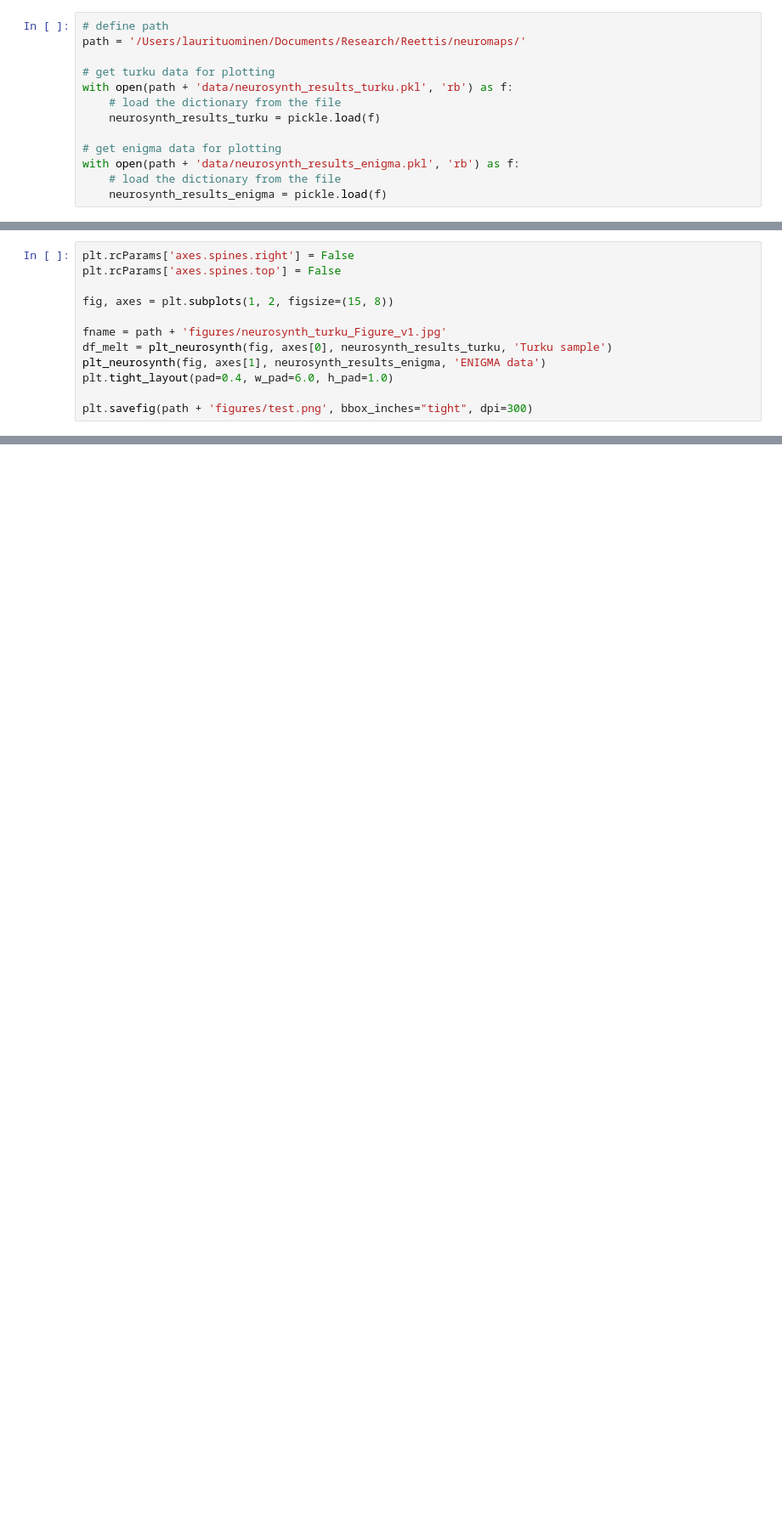
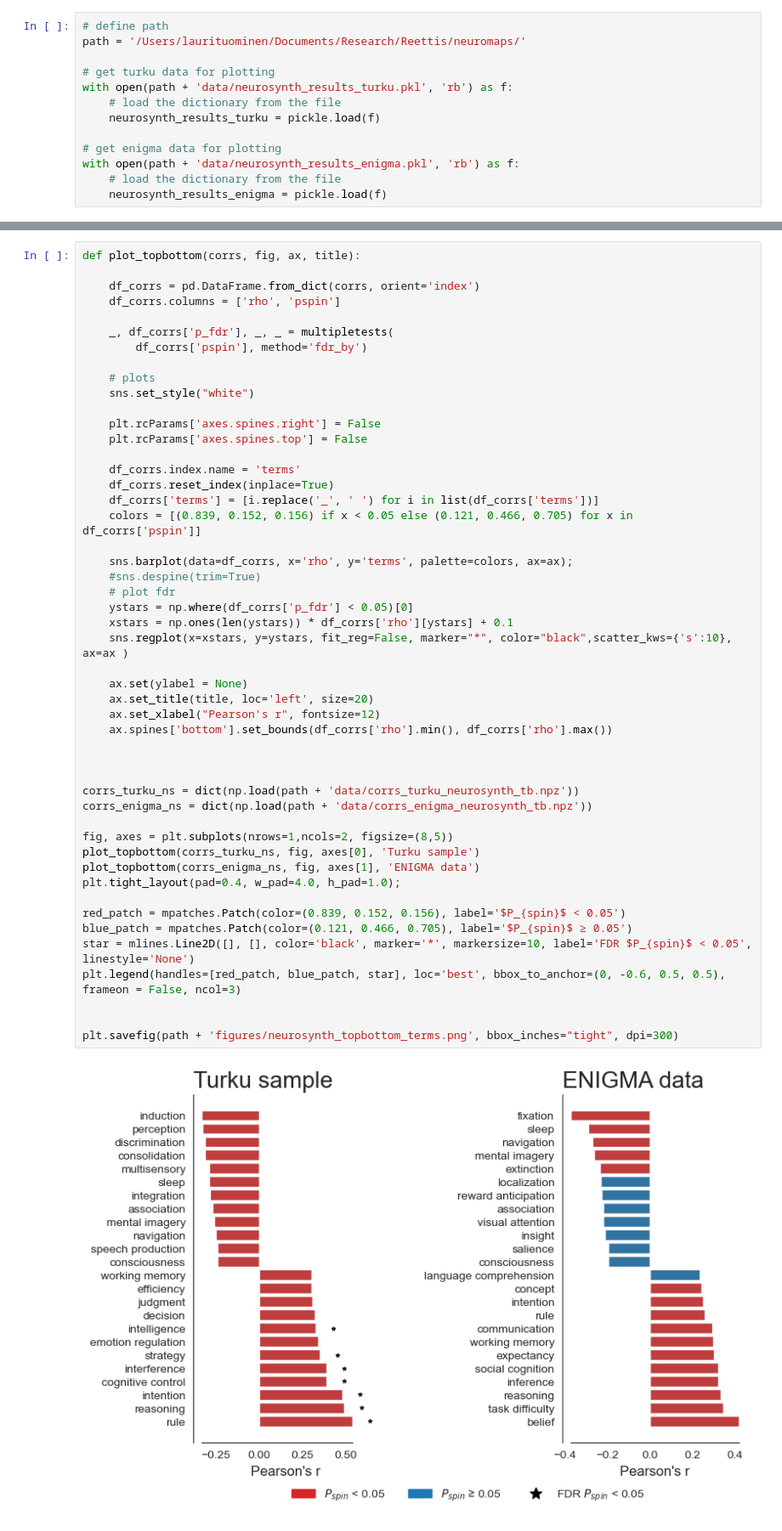
Before and after one commit to ltuominen/AP_brainorganization, a Jupyter notebook: code/Plot_neurosynth_antipsychotics.ipynb, the cells around one changed output, grey strips where cells are left out. Shown at 85% size. Drawn from its saved outputs; the diff is of its cells as text; blank space fills up the shorter version.

```diff
--- a/code/Plot_neurosynth_antipsychotics.ipynb
+++ b/code/Plot_neurosynth_antipsychotics.ipynb
@@ -88,12 +108,0 @@ plt.savefig(path + 'figures/test.png', bbox_inches="tight", dpi=300)
-# %%
-plt.rcParams['axes.spines.right'] = False
-plt.rcParams['axes.spines.top'] = False
-
-fig, axes = plt.subplots(1, 2, figsize=(15, 8))
-
-fname = path + 'figures/neurosynth_turku_Figure_v1.jpg'
-df_melt = plt_neurosynth(fig, axes[0], neurosynth_results_turku, 'Turku sample')
-plt_neurosynth(fig, axes[1], neurosynth_results_enigma, 'ENIGMA data')
-plt.tight_layout(pad=0.4, w_pad=6.0, h_pad=1.0)
-
-plt.savefig(path + 'figures/test.png', bbox_inches="tight", dpi=300)
@@ -286,0 +109,51 @@ plt.legend(handles=[blue_circle, red_circle, black_star], frameon=False, bbox_to
+# %%
+def plot_topbottom(corrs, fig, ax, title):
+
+    df_corrs = pd.DataFrame.from_dict(corrs, orient='index')
+    df_corrs.columns = ['rho', 'pspin']
+
+    _, df_corrs['p_fdr'], _, _ = multipletests(
+        df_corrs['pspin'], method='fdr_by')
+
+    # plots
+    sns.set_style("white")
+
+    plt.rcParams['axes.spines.right'] = False
+    plt.rcParams['axes.spines.top'] = False
+
+    df_corrs.index.name = 'terms'
+    df_corrs.reset_index(inplace=True)
+    df_corrs['terms'] = [i.replace('_', ' ') for i in list(df_corrs['terms'])]
+    colors = [(0.839, 0.152, 0.156) if x < 0.05 else (0.121, 0.466, 0.705) for x in df_corrs['pspin']]
+
+    sns.barplot(data=df_corrs, x='rho', y='terms', palette=colors, ax=ax);
+    #sns.despine(trim=True)
+    # plot fdr
+    ystars = np.where(df_corrs['p_fdr'] < 0.05)[0]
+    xstars = np.ones(len(ystars)) * df_corrs['rho'][ystars] + 0.1
+    sns.regplot(x=xstars, y=ystars, fit_reg=False, marker="*", color="black",scatter_kws={'s':10}, ax=ax )
+
+    ax.set(ylabel = None)
+    ax.set_title(title, loc='left', size=20)
+    ax.set_xlabel("Pearson's r", fontsize=12)
+    ax.spines['bottom'].set_bounds(df_corrs['rho'].min(), df_corrs['rho'].max())
+
+
+
+corrs_turku_ns = dict(np.load(path + 'data/corrs_turku_neurosynth_tb.npz'))
+corrs_enigma_ns = dict(np.load(path + 'data/corrs_enigma_neurosynth_tb.npz'))
+
+fig, axes = plt.subplots(nrows=1,ncols=2, figsize=(8,5))
+plot_topbottom(corrs_turku_ns, fig, axes[0], 'Turku sample')
+plot_topbottom(corrs_enigma_ns, fig, axes[1], 'ENIGMA data')
+plt.tight_layout(pad=0.4, w_pad=4.0, h_pad=1.0);
+
+red_patch = mpatches.Patch(color=(0.839, 0.152, 0.156), label='$P_{spin}$ < 0.05')
+blue_patch = mpatches.Patch(color=(0.121, 0.466, 0.705), label='$P_{spin}$ ≥ 0.05')
+star = mlines.Line2D([], [], color='black', marker='*', markersize=10, label='FDR $P_{spin}$ < 0.05', linestyle='None')
+plt.legend(handles=[red_patch, blue_patch, star], loc='best', bbox_to_anchor=(0, -0.6, 0.5, 0.5), frameon = False, ncol=3)
+
+
+plt.savefig(path + 'figures/neurosynth_topbottom_terms.png', bbox_inches="tight", dpi=300)
+# %% [output]
+[figure, added]
```
Also changed, not shown: parts of 9 cells of this notebook, 15 other files.
